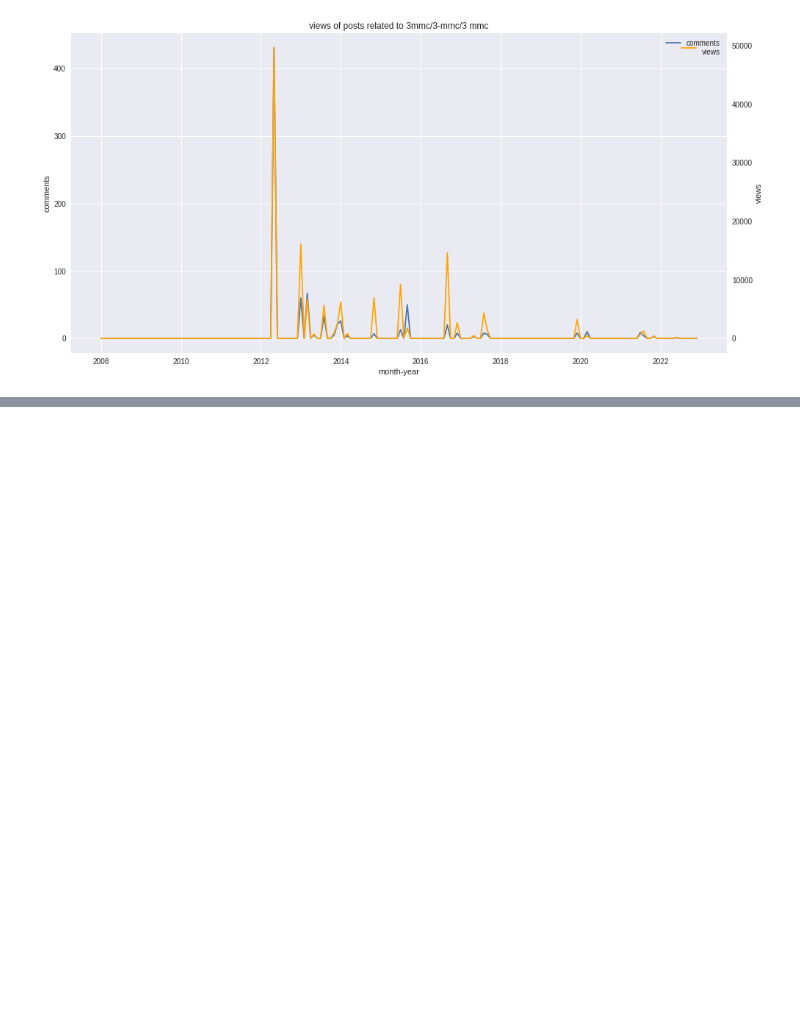
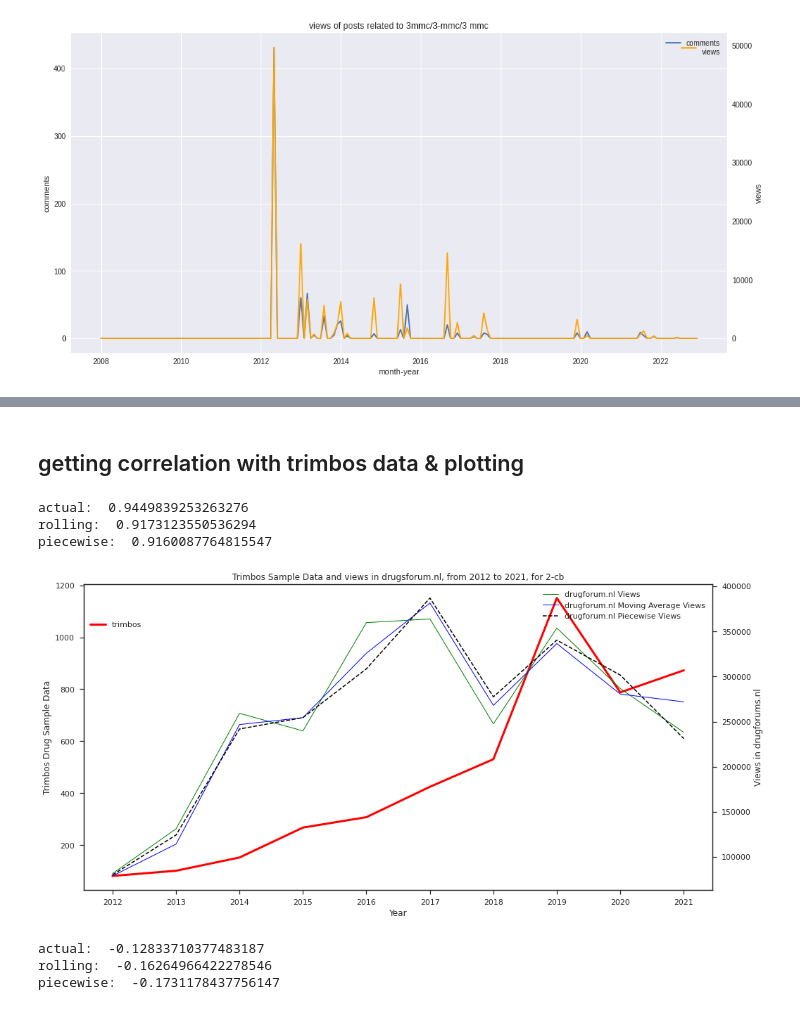
Before and after one commit to k-wal/modus-operandi, a Jupyter notebook: code/analysis/drugsforum .ipynb, the cells around one changed output, grey strips where cells are left out. Cells and saved outputs as stored; diff of their text form; code cells hidden in the pictures; blank space fills up the shorter version.

```diff
--- a/code/analysis/drugsforum .ipynb
+++ b/code/analysis/drugsforum .ipynb
@@ -210,0 +334,6 @@ Name: content, Length: 557, dtype: object
+# %%
+def get_trimbos_data():
+    data = pd.read_csv('../../corpus/trimbos/trimbos_data.csv')
+    data['year'] = data['year'].astype('str')
+    data['year'] = data['year'].apply(lambda x: datetime.strptime(x, "%Y"))
+    return data
@@ -210,0 +454,21 @@ Name: content, Length: 557, dtype: object
+# %% [markdown]
+## getting correlation with trimbos data & plotting
+# %%
+trimbos_data = get_trimbos_data()
+get_trimbos_forum_correlation(trimbos_data, '3-mmc', metric='views', forum='nl')
+# %% [output]
+actual:  0.9449839253263276
+rolling:  0.9173123550536294
+piecewise:  0.9160087764815547
+# %%
+trimbos_data = get_trimbos_data()
+plot_trimbos_nl_data(trimbos_data, '2-cb', metric='views', period='year')
+# %% [output]
+[figure, added]
+# %%
+trimbos_data = get_trimbos_data()
+get_trimbos_forum_correlation(trimbos_data, '4-fma', metric='freq', forum='info')
+# %% [output]
+actual:  -0.12833710377483187
+rolling:  -0.16264966422278546
+piecewise:  -0.1731178437756147
```
Also changed, not shown: parts of 27 cells of this notebook, 28 other files.
